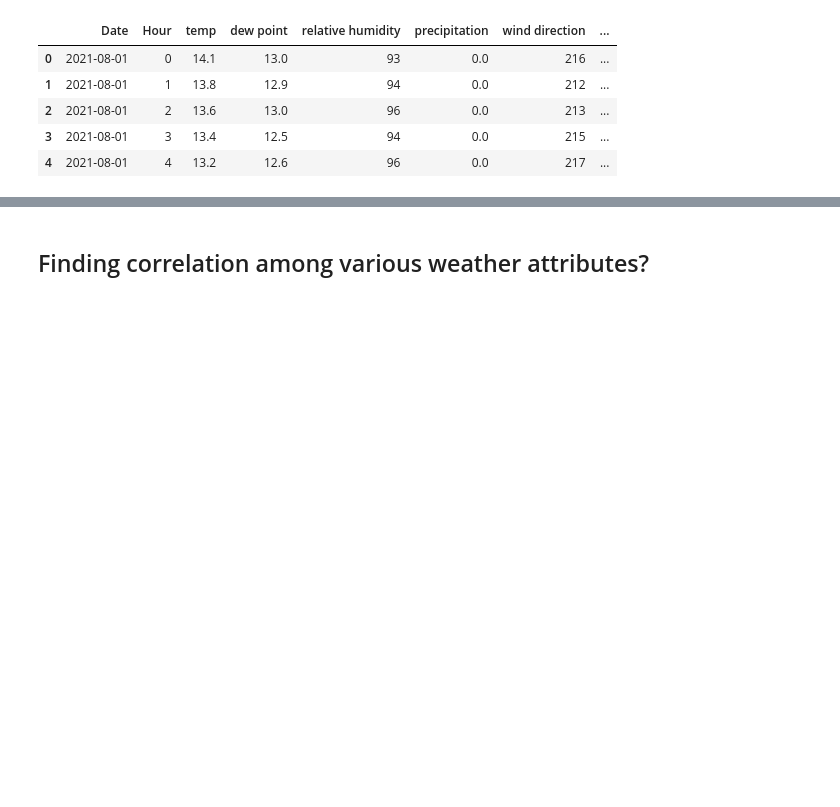
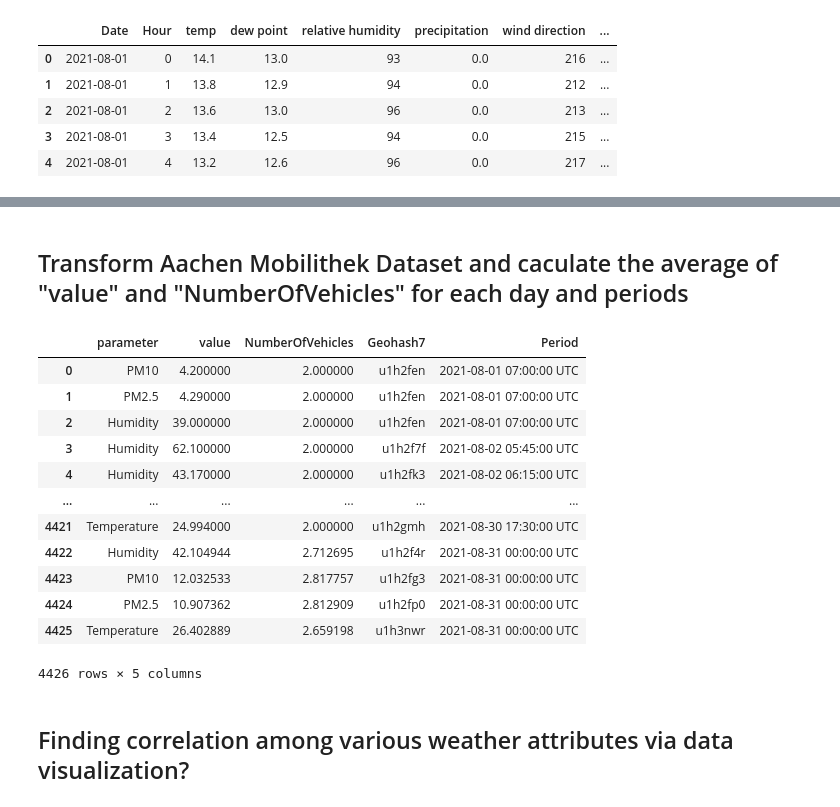
Before and after one commit to shaonsani/shaonsani-amse-template, a Jupyter notebook: project/report.ipynb, the cells around one changed output, grey strips where cells are left out. Cells and saved outputs as stored; diff of their text form; code cells hidden in the pictures; blank space fills up the shorter version.

```diff
--- a/project/report.ipynb
+++ b/project/report.ipynb
@@ -57,5 +110,44 @@ aachen_meteostat_data.head(5)
+# %% [markdown]
+## Transform Aachen Mobilithek Dataset and caculate the average of "value" and "NumberOfVehicles" for each day and periods
+# %%
+df_main = pd.DataFrame(aachen_mobilithek_data)
+
+# Calculate average value based on 'Period' and 'parameter' groups
+mean_values = df_main.groupby(['Period', 'parameter']).agg({
+    'value': 'mean',
+    'NumberOfVehicles': 'mean',
+    'Geohash7': lambda x: np.nan if all(pd.isna(x)) else x.dropna().iloc[0]
+}).reset_index()
+
+# Remove duplicate rows for the groupby combination
+df_main.drop_duplicates(subset=['Period', 'parameter'], keep=False, inplace=True)
+
+# Merge the mean values into the main dataset
+df_transformed = pd.concat([df_main, mean_values])
+
+# Reset the index
+df_transformed.reset_index(drop=True, inplace=True)
+
+# Replace the transformed dataset with the original dataset
+aachen_mobilithek_data = df_transformed
+
+aachen_mobilithek_data
+# %% [output]
+|  | parameter | value | NumberOfVehicles | Geohash7 | Period |
+| 0 | PM10 | 4.200000 | 2.000000 | u1h2fen | 2021-08-01 07:00:00 UTC |
+| 1 | PM2.5 | 4.290000 | 2.000000 | u1h2fen | 2021-08-01 07:00:00 UTC |
+| 2 | Humidity | 39.000000 | 2.000000 | u1h2fen | 2021-08-01 07:00:00 UTC |
+| 3 | Humidity | 62.100000 | 2.000000 | u1h2f7f | 2021-08-02 05:45:00 UTC |
+| 4 | Humidity | 43.170000 | 2.000000 | u1h2fk3 | 2021-08-02 06:15:00 UTC |
+| ... | ... | ... | ... | ... | ... |
+| 4421 | Temperature | 24.994000 | 2.000000 | u1h2gmh | 2021-08-30 17:30:00 UTC |
+| 4422 | Humidity | 42.104944 | 2.712695 | u1h2f4r | 2021-08-31 00:00:00 UTC |
+| 4423 | PM10 | 12.032533 | 2.817757 | u1h2fg3 | 2021-08-31 00:00:00 UTC |
+| 4424 | PM2.5 | 10.907362 | 2.812909 | u1h2fp0 | 2021-08-31 00:00:00 UTC |
+| 4425 | Temperature | 26.402889 | 2.659198 | u1h3nwr | 2021-08-31 00:00:00 UTC |
+4426 rows × 5 columns
 # %% [markdown]
-## Finding correlation among various weather attributes?
+## Finding correlation among various weather attributes via data visualization?
 # %%
 # Line plot of temperature over time
 plt.figure(figsize=(10, 5))
```
Also changed, not shown: parts of 18 cells of this notebook, 1 other file.
